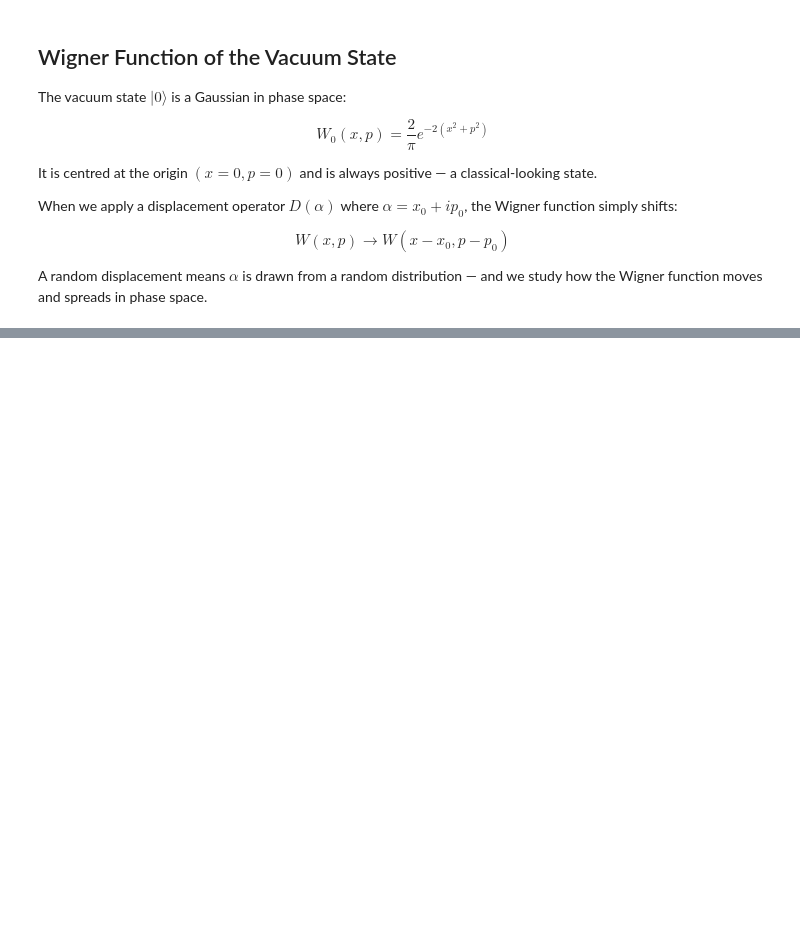
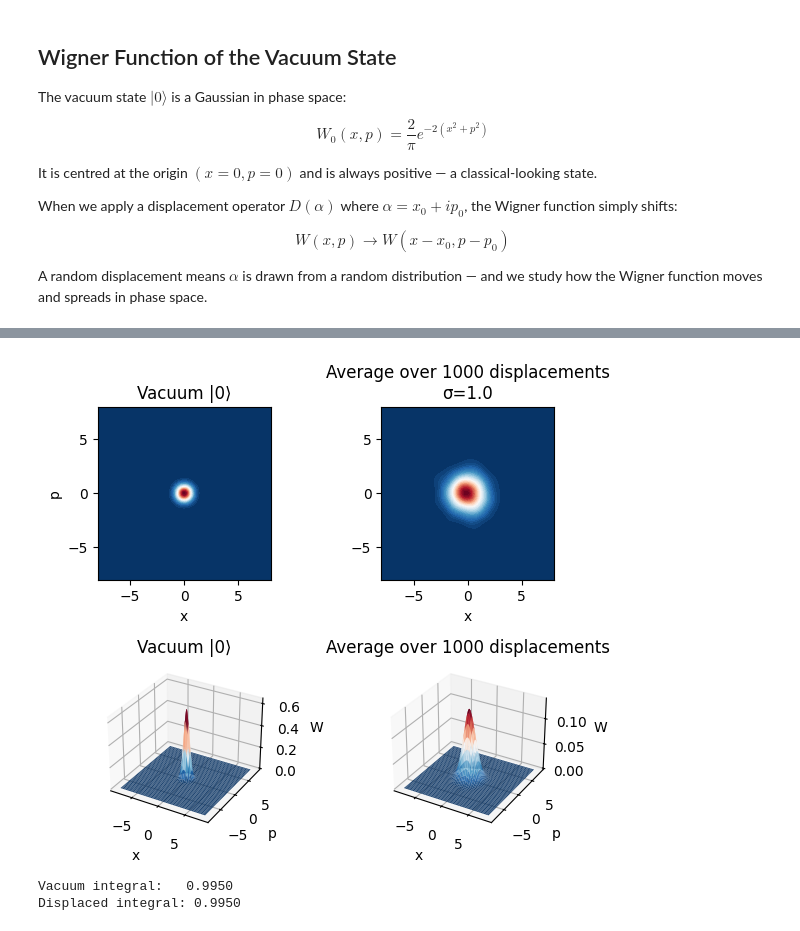
Before and after one commit to neginrazian/quantum-python, a Jupyter notebook: Wigner.ipynb, the cells around one changed output, grey strips where cells are left out. Cells and saved outputs as stored; diff of their text form; code cells hidden in the pictures; blank space fills up the shorter version.

Commit message:
Add random displacement analysis and analytical convolution result

```diff
--- a/Wigner.ipynb
+++ b/Wigner.ipynb
@@ -75,0 +124,60 @@ plt.show()
+# %%
+
+# Random displacement simulation
+sigma = 1.0 #Standard deviation of displacement
+N = 1000 # number of random displacement
+
+# Average Wigner function over N random displacements
+W_avg = np.zeros_like(W0)
+
+for i in range(N):
+    x0 = np.random.normal(0, sigma)
+    p0 = np.random.normal(0, sigma)
+    W_avg += wigner_displaced(X, P, x0, p0)
+
+W_avg /= N   # normalise by number of samples
+
+# Plot
+fig = plt.figure(figsize=(9, 5))
+
+# ── 2D plots ──────────────────────────────────────────
+ax1 = fig.add_subplot(231)
+ax1.contourf(X, P, W0, levels=50, cmap='RdBu_r')
+ax1.set_title('Vacuum |0⟩')
+ax1.set_xlabel('x')
+ax1.set_ylabel('p')
+ax1.set_aspect('equal')
+
+
+ax3 = fig.add_subplot(232)
+ax3.contourf(X, P, W_avg, levels=50, cmap='RdBu_r')
+ax3.set_title(f'Average over {N} displacements\nσ={sigma}')
+ax3.set_xlabel('x')
+ax3.set_aspect('equal')
+
+# ── 3D plots ──────────────────────────────────────────
+ax4 = fig.add_subplot(234, projection='3d')
+ax4.plot_surface(X, P, W0, cmap='RdBu_r', alpha=0.9)
+ax4.set_title('Vacuum |0⟩')
+ax4.set_xlabel('x')
+ax4.set_ylabel('p')
+ax4.set_zlabel('W')
+
+
+ax6 = fig.add_subplot(235, projection='3d')
+ax6.plot_surface(X, P, W_avg, cmap='RdBu_r', alpha=0.9)
+ax6.set_title(f'Average over {N} displacements')
+ax6.set_xlabel('x')
+ax6.set_ylabel('p')
+ax6.set_zlabel('W')
+
+plt.tight_layout()
+plt.show()
+# %% [output]
+[figure, added]
+# %%
+print(f"Vacuum integral:   {np.sum(W0) * (8/200)**2:.4f}")
+print(f"Displaced integral: {np.sum(W_avg) * (8/200)**2:.4f}")
+# %% [output]
+Vacuum integral:   0.9950
+Displaced integral: 0.9950
```
Also changed, not shown: parts of 11 cells of this notebook.
